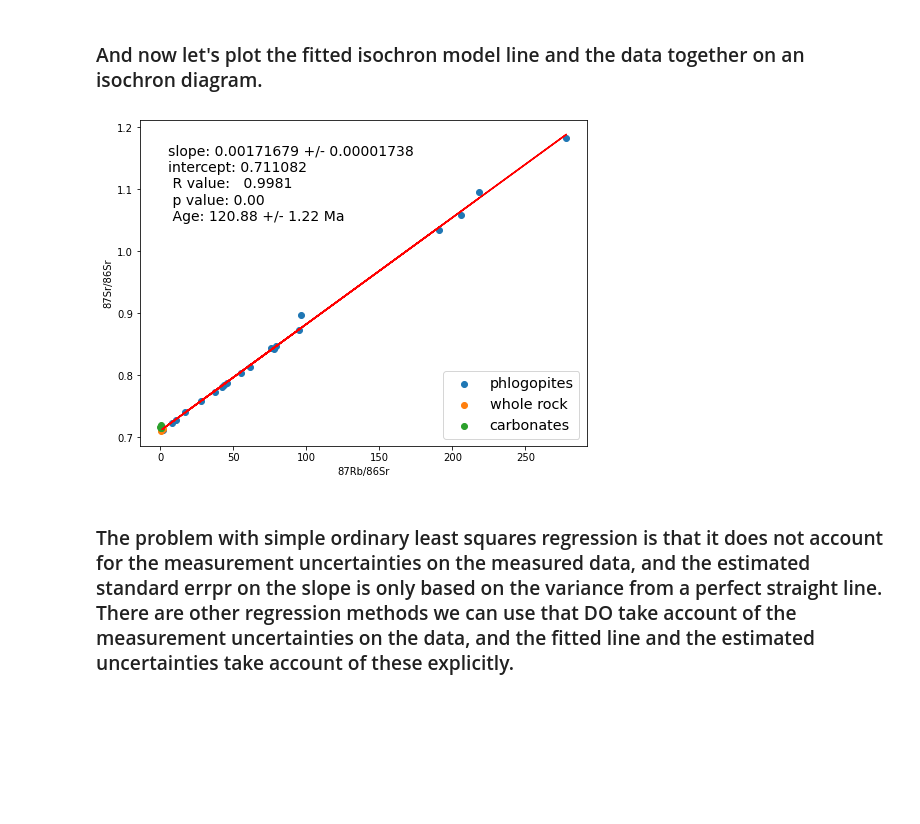
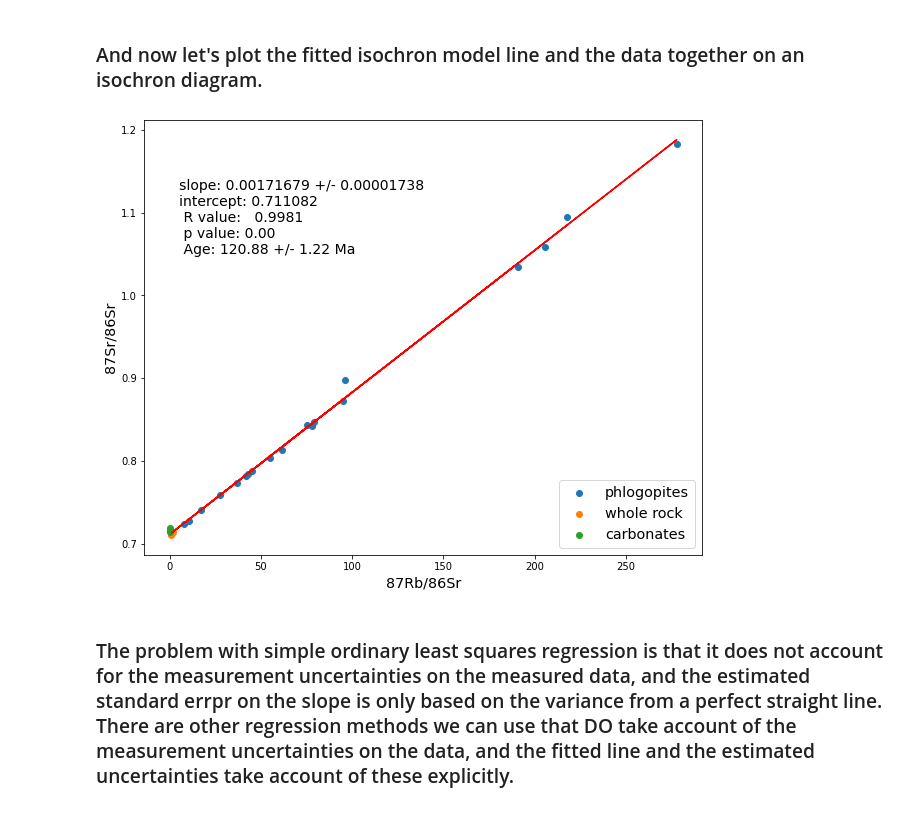
Before and after one commit to skerryvore/regression_analysis_101, a Jupyter notebook: notebooks/makgenyene_isochron.ipynb, the cells around one changed output. Drawn from its saved outputs; the diff is of its cells as text; code cells hidden in the pictures; blank space fills up the shorter version.

```diff
--- a/notebooks/makgenyene_isochron.ipynb
+++ b/notebooks/makgenyene_isochron.ipynb
@@ -110,10 +116,10 @@ plt.show()
 from scipy import stats
 
 # Create some 1D arrays called x,y, xerr, and yerr for simplicity
-x = np.array(phlogopite_data['87Rb/86Sr'])
-y = np.array(phlogopite_data['87Sr/86Sr'])
-xerr = np.array(phlogopite_data['Rb/Sr_error'])
-yerr = np.array(phlogopite_data['1_sigma'])
+x = np.array(phl_df['87Rb/86Sr'])
+y = np.array(phl_df['87Sr/86Sr'])
+xerr = np.array(phl_df['Rb/Sr_error'])
+yerr = np.array(phl_df['1_sigma'])
 
 # Call the scipy.stats.linregress routine with x and y arrays (defined above) as arguments
 slope, intercept, r_value, p_value, std_err = stats.linregress(x,y)
@@ -156,35 +162,35 @@ Age: 120.88 +/- 1.22 Ma
 # %%
 # Plot the isochron diagram and the fitted line, and print the useful values
 
-fig3, ax1 = plt.subplots(figsize=(8,6))
+fig3, ax1 = plt.subplots(figsize=(10,8))
 
-ax1.set_ylabel("87Sr/86Sr")
-ax1.set_xlabel("87Rb/86Sr")
+ax1.set_ylabel("87Sr/86Sr", fontsize='x-large')
+ax1.set_xlabel("87Rb/86Sr", fontsize='x-large')
 
 # Plot the data points
-ax1.scatter(np.array(phlogopite_data['87Rb/86Sr']), np.array(phlogopite_data['87Sr/86Sr']), label='phlogopites')
-ax1.scatter(np.array(wholerock_data['87Rb/86Sr']), np.array(wholerock_data['87Sr/86Sr']), label='whole rock')
-ax1.scatter(np.array(carbonate_data['87Rb/86Sr']), np.array(carbonate_data['87Sr/86Sr']), label='carbonates')
+ax1.scatter(np.array(phl_df['87Rb/86Sr']), np.array(phl_df['87Sr/86Sr']), label='phlogopites')
+ax1.scatter(np.array(wrk_df['87Rb/86Sr']), np.array(wrk_df['87Sr/86Sr']), label='whole rock')
+ax1.scatter(np.array(cbn_df['87Rb/86Sr']), np.array(cbn_df['87Sr/86Sr']), label='carbonates')
 ax1.legend(fontsize='x-large',loc='lower right')
 
 # Plot the fitted isochron line
 plt.plot(x,((x*slope) + intercept), 'r-',label='OLS regression line') # Plot the fitted line
 
 # Write the stats for the fitted line on the graph
 plt.text(5.,1.05,\
 f'slope: {slope:10.8f} +/- {std_err:10.8f}\n\
 intercept: {intercept:08.6f}\n \
 R value: {r_value**2:8.4f}\n \
 p value: {p_value:04.2f}\n \
 Age: {age:06.2f} +/- {age_err_ols:3.2f} Ma',fontsize='14')
 
 # Write plot to pdf file. Change file extension to *.png or *.tif as required)
 #plt.savefig('makgenyene_isochron.pdf', format='pdf')
 
 # Show the plot on screen
 plt.show()
 # %% [output]
-[figure, old version]
+[figure, new version]
 # %% [markdown]
 ### The problem with simple ordinary least squares regression is that it does not account for the measurement uncertainties on the measured data, and the estimated standard errpr on the slope is only based on the variance from a perfect straight line. There are other regression methods we can use that DO take account of the measurement uncertainties on the data, and the fitted line and the estimated uncertainties take account of these explicitly.
 
```
Also changed, not shown: parts of 10 cells of this notebook.
